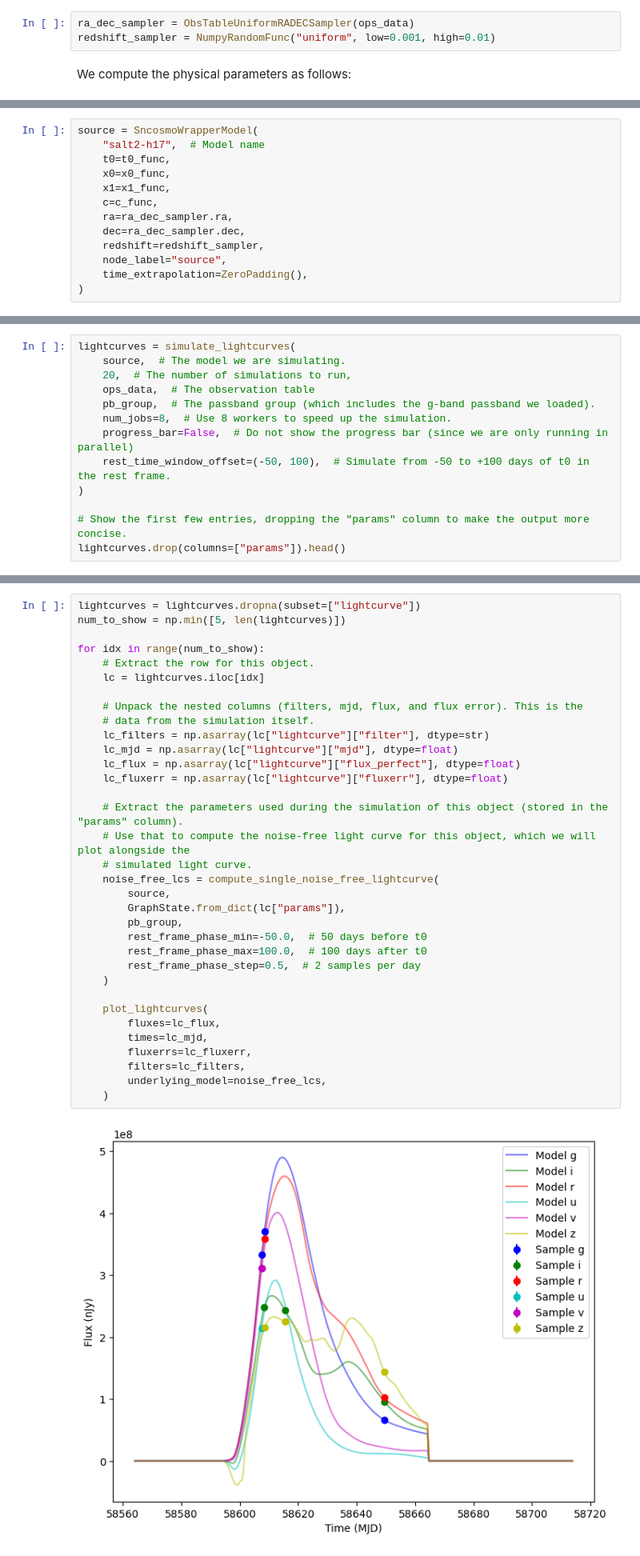
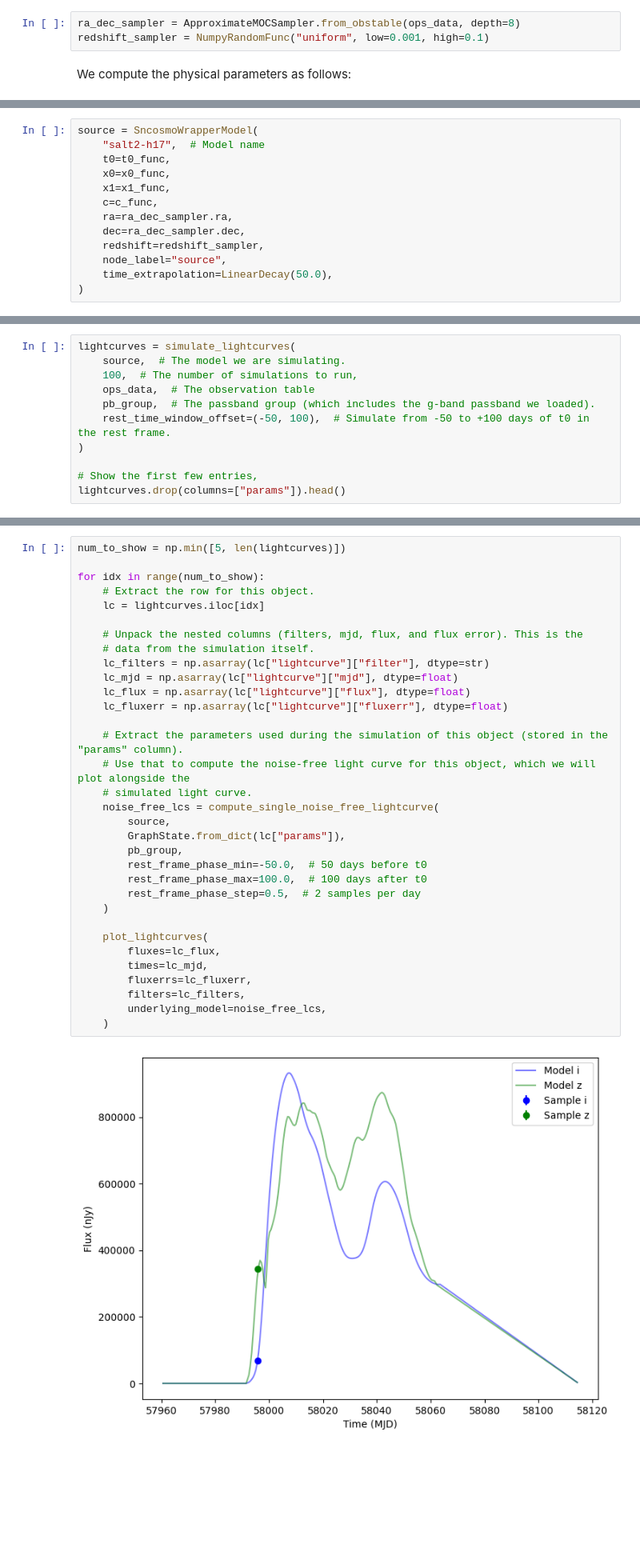
Before and after one commit to lincc-frameworks/lightcurvelynx, a Jupyter notebook: docs/notebooks/pre_executed/skymapper_example.ipynb, the cells around one changed output, grey strips where cells are left out. Shown at 80% size. Saved outputs shown, nothing was run; the diff lists cells and outputs as text; blank space fills up the shorter version.

```diff
--- a/docs/notebooks/pre_executed/skymapper_example.ipynb
+++ b/docs/notebooks/pre_executed/skymapper_example.ipynb
@@ -107,6 +115,6 @@ We start with "sampler" nodes that specify the distribution from which we would
 # %%
-ra_dec_sampler = ObsTableUniformRADECSampler(ops_data)
-redshift_sampler = NumpyRandomFunc("uniform", low=0.001, high=0.01)
+ra_dec_sampler = ApproximateMOCSampler.from_obstable(ops_data, depth=8)
+redshift_sampler = NumpyRandomFunc("uniform", low=0.001, high=0.1)
 # %% [markdown]
 We compute the physical parameters as follows:
 # %%
@@ -147,7 +155,7 @@ source = SncosmoWrapperModel(
     dec=ra_dec_sampler.dec,
     redshift=redshift_sampler,
     node_label="source",
-    time_extrapolation=ZeroPadding(),
+    time_extrapolation=LinearDecay(50.0),
 )
 # %% [markdown]
 ## Generate the simulations
@@ -158,15 +164,13 @@ Note: This cell will take multiple minutes to run. We don't show the progress ba
 # %%
 lightcurves = simulate_lightcurves(
     source,  # The model we are simulating.
-    20,  # The number of simulations to run,
+    100,  # The number of simulations to run,
     ops_data,  # The observation table
     pb_group,  # The passband group (which includes the g-band passband we loaded).
-    num_jobs=8,  # Use 8 workers to speed up the simulation.
-    progress_bar=False,  # Do not show the progress bar (since we are only running in parallel)
     rest_time_window_offset=(-50, 100),  # Simulate from -50 to +100 days of t0 in the rest frame.
 )
 
-# Show the first few entries, dropping the "params" column to make the output more concise.
+# Show the first few entries,
 lightcurves.drop(columns=["params"]).head()
 # %% [output]
 |  | id | ra | dec | nobs | t0 | z | lightcurve |
@@ -181,36 +194,35 @@ Now let's plot the first five (non-empty) random light curves. For reference we
 # %%
-lightcurves = lightcurves.dropna(subset=["lightcurve"])
 num_to_show = np.min([5, len(lightcurves)])
 
 for idx in range(num_to_show):
     # Extract the row for this object.
     lc = lightcurves.iloc[idx]
 
     # Unpack the nested columns (filters, mjd, flux, and flux error). This is the
     # data from the simulation itself.
     lc_filters = np.asarray(lc["lightcurve"]["filter"], dtype=str)
     lc_mjd = np.asarray(lc["lightcurve"]["mjd"], dtype=float)
-    lc_flux = np.asarray(lc["lightcurve"]["flux_perfect"], dtype=float)
+    lc_flux = np.asarray(lc["lightcurve"]["flux"], dtype=float)
     lc_fluxerr = np.asarray(lc["lightcurve"]["fluxerr"], dtype=float)
 
     # Extract the parameters used during the simulation of this object (stored in the "params" column).
     # Use that to compute the noise-free light curve for this object, which we will plot alongside the
     # simulated light curve.
     noise_free_lcs = compute_single_noise_free_lightcurve(
         source,
         GraphState.from_dict(lc["params"]),
         pb_group,
         rest_frame_phase_min=-50.0,  # 50 days before t0
         rest_frame_phase_max=100.0,  # 100 days after t0
         rest_frame_phase_step=0.5,  # 2 samples per day
     )
 
     plot_lightcurves(
         fluxes=lc_flux,
         times=lc_mjd,
         fluxerrs=lc_fluxerr,
         filters=lc_filters,
         underlying_model=noise_free_lcs,
     )
 # %% [output]
-[figure, old version]
+[figure, new version]
```
Also changed, not shown: parts of 11 cells of this notebook, 2 other files.
